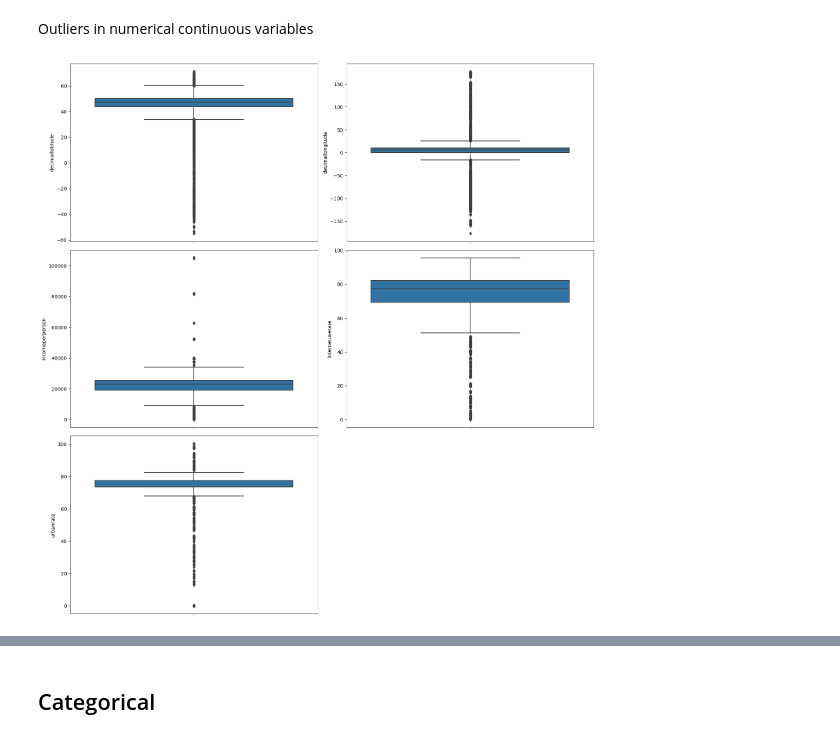
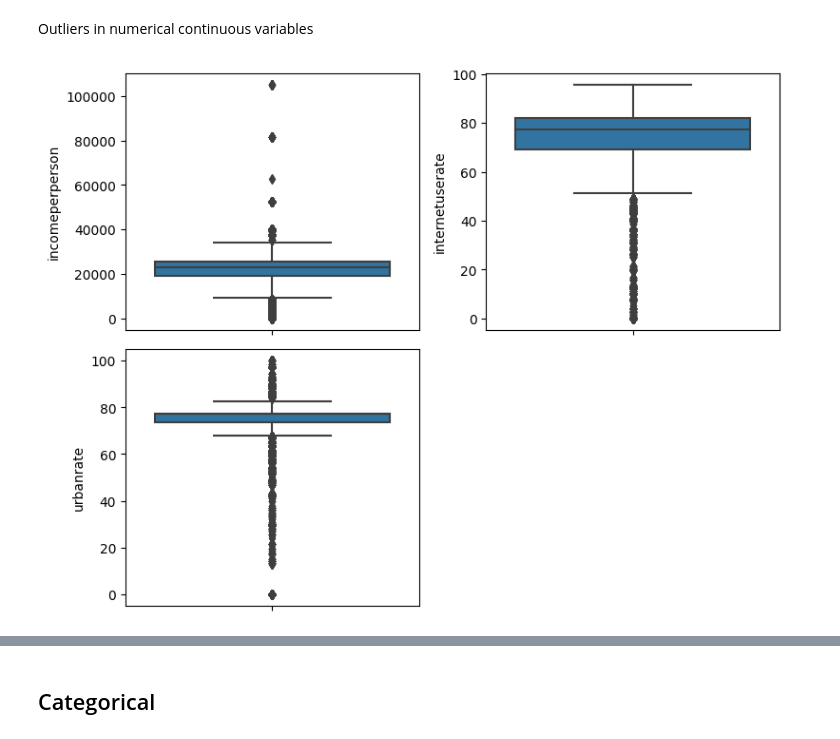
Before and after one commit to Tallaringues/mid-bootcamp-project-plantanet, a Jupyter notebook: Notebooks/EDA.ipynb, the cells around one changed output, grey strips where cells are left out. Saved outputs shown, nothing was run; the diff lists cells and outputs as text; code cells hidden in the pictures.

```diff
--- a/Notebooks/EDA.ipynb
+++ b/Notebooks/EDA.ipynb
@@ -121,14 +121,14 @@ plot_continuous(continuous_df[[]])
 Outliers in numerical continuous variables
 # %%
 def boxplot_continuous(df):
-    plt.figure(figsize=(16, 16))
+    plt.figure(figsize=(8, 6))
     num_plots = len(df.columns)
     for i, col in enumerate(df.columns):
         plt.subplot((num_plots+1)//2, 2, i+1)
         sns.boxplot(y=col, data=df)
     plt.tight_layout()
     plt.show()
 
-boxplot_continuous(continuous_df)
+boxplot_continuous(continuous_df[['incomeperperson', 'internetuserate', 'urbanrate']])
 # %% [output]
-[figure, old version]
+[figure, new version]
```
Also changed, not shown: parts of 10 cells of this notebook, 1 other file.
